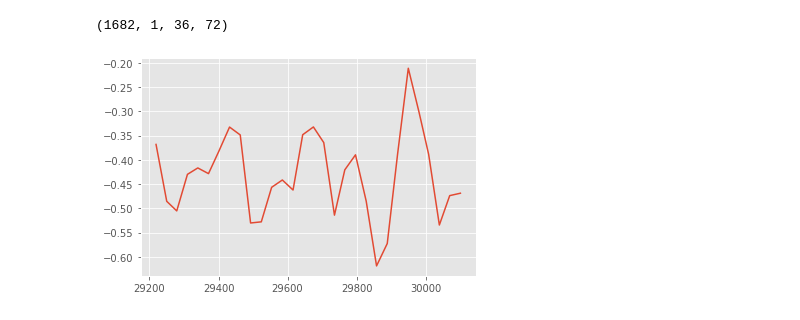
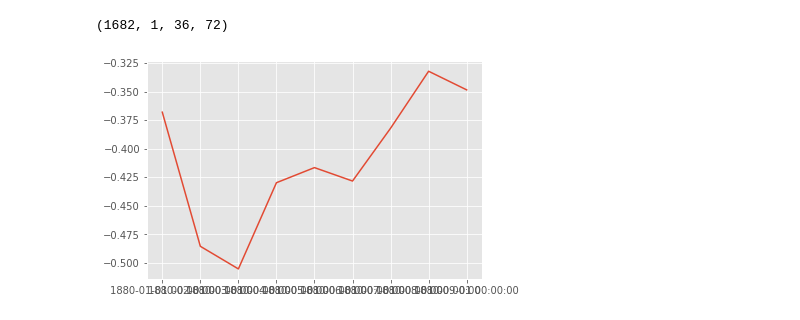
Before and after one commit to synflyn28/ncei-exercise-3, a Jupyter notebook: netcdf_vis.ipynb, the cells around one changed output. Cells and saved outputs as stored; diff of their text form; code cells hidden in the pictures.

Commit message:
Fixed dates

```diff
--- a/netcdf_vis.ipynb
+++ b/netcdf_vis.ipynb
@@ -11,7 +12,7 @@ from numpy import meshgrid
 # %%
 %matplotlib inline
 # %%
-dataset = Dataset('ncei_training_vis/data/NOAAGlobalTemp_v5.0.0_gridded_s188001_e202002_c20200308T133325.nc')
+dataset = Dataset('ncei_training_vis/data/NOAAGlobalTemp_v5.0.0_gridded_s188001_e202002_c20200308T133325.nc', 'r')
 # %%
 lats = dataset.variables['lat']
 lons = dataset.variables['lon']
@@ -27,12 +28,14 @@ dataset.variables['anom'].shape
 # %% [output]
 (1682, 1, 36, 72)
 # %%
-multi_month = dataset.variables['anom'][0:30,0,:,:]
+multi_month = dataset.variables['anom'][0:9,0,:,:]
 # %%
 avgs = []
 for temp_grid in multi_month:
     avgs.append(temp_grid.mean())
-# %%
-plt.plot(dataset.variables['time'][0:30], avgs);
-# %% [output]
-[figure, removed]
+# %%
+raw_times = dataset.variables['time'][0:9]
+times_pyts = list(map(str, num2date(raw_times, dataset.variables['time'].units)))
+plt.plot(times_pyts, avgs);
+# %% [output]
+[figure, added]
```
Also changed, not shown: parts of 1 cell of this notebook.
